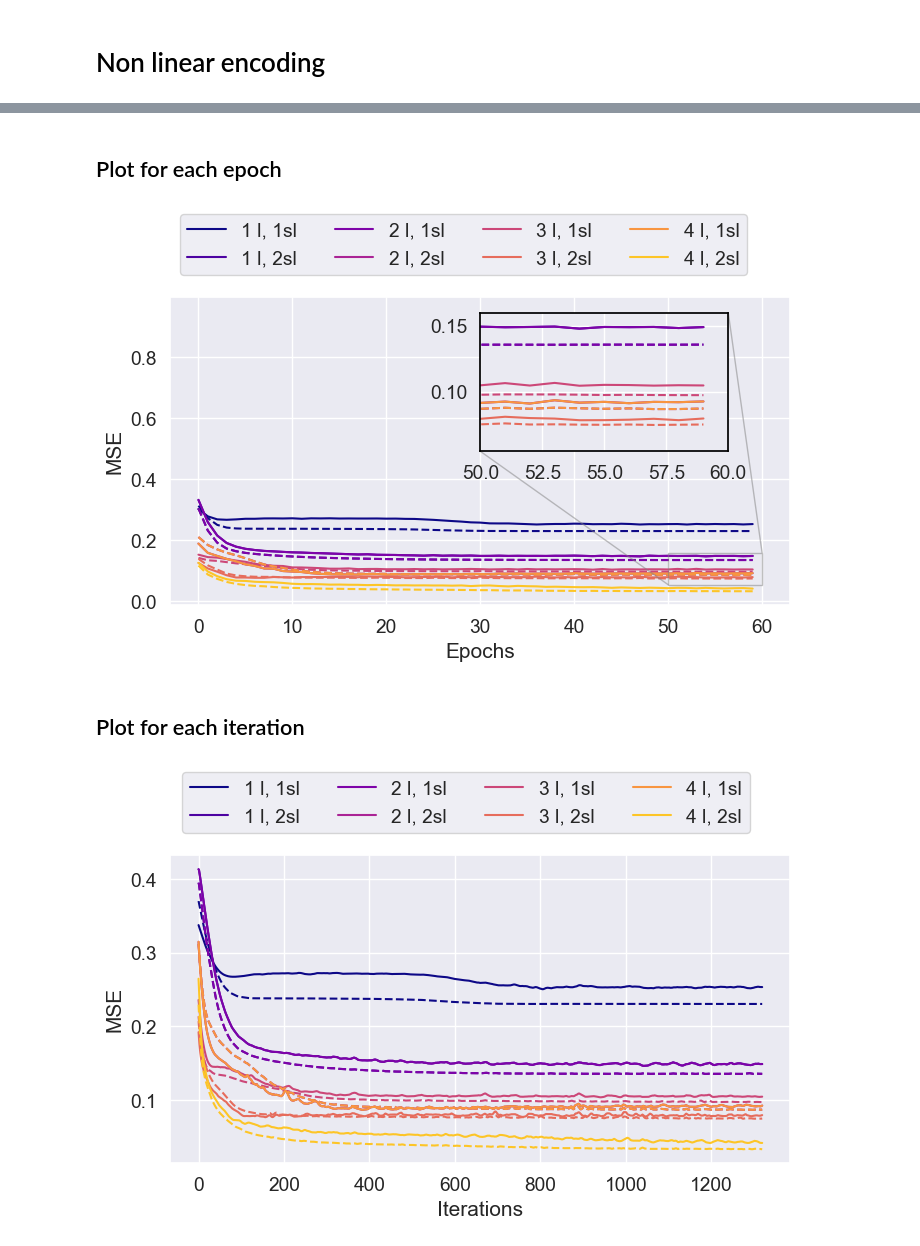
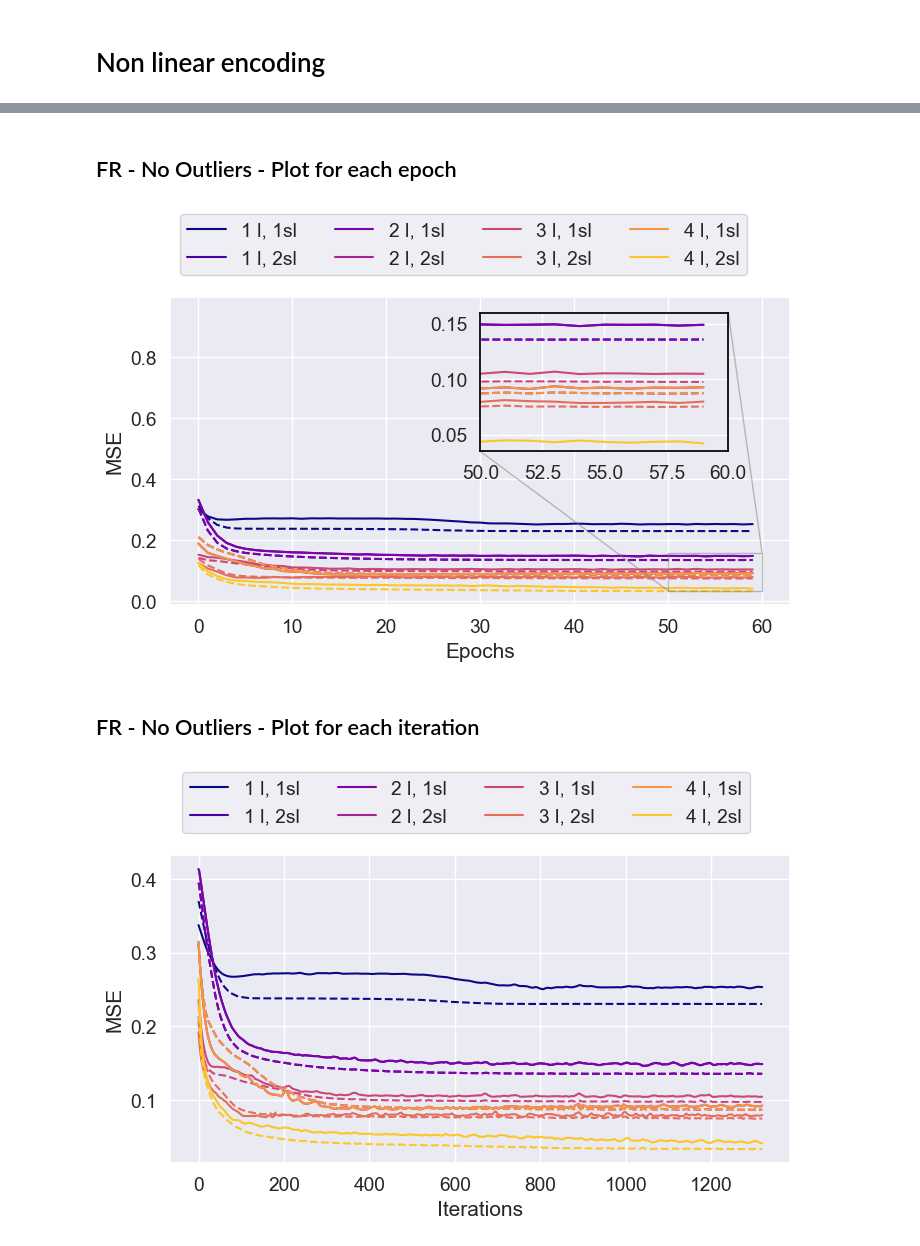
Before and after one commit to fran-scala/QuHack4IA_VQNN-track, a Jupyter notebook: utils/plot_results.ipynb, the cells around one changed output, grey strips where cells are left out. Drawn from its saved outputs; the diff is of its cells as text; code cells hidden in the pictures.

Commit message:
add: plot benchmarks

```diff
--- a/utils/plot_results.ipynb
+++ b/utils/plot_results.ipynb
@@ -36,7 +140,7 @@ for layers in range(min_layers, max_layers+1):
 
         dir_path = '..'
 
-        data = dir_path+f'/results/linear/{layers}l-{sublayers}p'
+        data = dir_path+f'/results/linear_with_outliers/{layers}l-{sublayers}p'
         val_cost = np.load(data+'/val_cost_per_epoch.npy', )
         train_cost = np.load(data+'/train_cost_per_epoch.npy', )
 
@@ -64,7 +168,7 @@ dir_path = '..'
 data = dir_path+f'/plots/linear'
 os.makedirs(data,  0o755,  exist_ok=True)
 
-fig.savefig(data+'/compare_mse_per_epoch.pdf',
+fig.savefig(data+'/with_outliers_compare_mse_per_epoch.pdf',
             bbox_extra_artists=(lgd,), bbox_inches='tight')
 plt.show()
 # %% [output]
@@ -87,7 +191,7 @@ for layers in range(min_layers, max_layers+1):
 
         dir_path = '..'
 
-        data = dir_path+f'/results/linear/{layers}l-{sublayers}p'
+        data = dir_path+f'/results/linear_with_outliers/{layers}l-{sublayers}p'
         val_cost = np.load(data+'/val_cost.npy', )
         train_cost = np.load(data+'/train_cost.npy', )
 
@@ -110,7 +214,7 @@ dir_path = '..'
 data = dir_path+f'/plots/linear'
 os.makedirs(data,  0o755,  exist_ok=True)
 
-fig.savefig(data+'/compare_mse.pdf',
+fig.savefig(data+'/with_outliers_compare_mse.pdf',
             bbox_extra_artists=(lgd,), bbox_inches='tight')
 plt.show()
 # %% [output]
@@ -120,5 +328,5 @@ plt.show()
 # %% [markdown]
-## Plot for each epoch
+## FR - No Outliers - Plot for each epoch
 # %%
 min_layers, max_layers = 1,4
 min_sublayers, max_sublayers = 1,2
@@ -130,7 +338,7 @@ fig, ax = plt.subplots(figsize=(8,4))
 
 #inset settings
 axin_1 = ax.inset_axes([0.5, 0.5, 0.4, 0.45])
-axin_1.set_ylim([0.055, 0.16])
+axin_1.set_ylim([0.035, 0.16])
 axin_1.set_xlim([50, 60])
 ax.indicate_inset_zoom(axin_1, edgecolor='grey',)#'black'
 plt.setp(axin_1.spines.values(), color='black')
@@ -142,41 +350,41 @@ for layers in range(min_layers, max_layers+1):
 
         dir_path = '..'
 
-        data = dir_path+f'/results/nonlinear/{layers}l-{sublayers}p'
+        data = dir_path+f'/results/nonlinear_no_outliers/{layers}l-{sublayers}p'
         val_cost = np.load(data+'/val_cost_per_epoch.npy', )
         train_cost = np.load(data+'/train_cost_per_epoch.npy', )
 
 
         pl1, = ax.plot(train_cost,linestyle='dashed',# label=f'{layers} l, {sublayers}sl - Train',
                        c=cmap(i),  )#alpha=0.5
         axin_1.plot(train_cost,linestyle='dashed',# label=f'{layers} l, {sublayers}sl - Train',
                     c=cmap(i),  )#alpha=0.5
         pl2, = ax.plot(val_cost, label=f'{layers} l, {sublayers}sl',
                        c=cmap(i))
         axin_1.plot(val_cost, label=f'{layers} l, {sublayers}sl',
                     c=cmap(i))
         i+=1
 
 
 
 ax.set_ylabel('MSE')
 ax.set_xlabel('Epochs')
 lgd = ax.legend(bbox_to_anchor=(.0, 1.3), ncol=4, loc='upper left')#
 # ax.add_artist(lgd)
 # lgd1 = ax.legend([pl1,pl2],['Train','Val'], loc='lower left',bbox_to_anchor=(0.1, 0.3))#
 # ax.add_artist(lgd)
 #creating a folder to save the plot
 dir_path = '..'
 data = dir_path+f'/plots/nonlinear'
 os.makedirs(data,  0o755,  exist_ok=True)
 
-fig.savefig(data+'/compare_mse_per_epoch.pdf',
+fig.savefig(data+'/no_outliers_compare_mse_per_epoch.pdf',
             bbox_extra_artists=(lgd,), bbox_inches='tight')
 plt.show()
 # %% [output]
-[figure, old version]
+[figure, new version]
 # %% [markdown]
-## Plot for each iteration
+## FR - No Outliers - Plot for each iteration
 # %%
 min_layers, max_layers = 1,4
 min_sublayers, max_sublayers = 1,2
```
Also changed, not shown: parts of 15 cells of this notebook, 1 other file.
